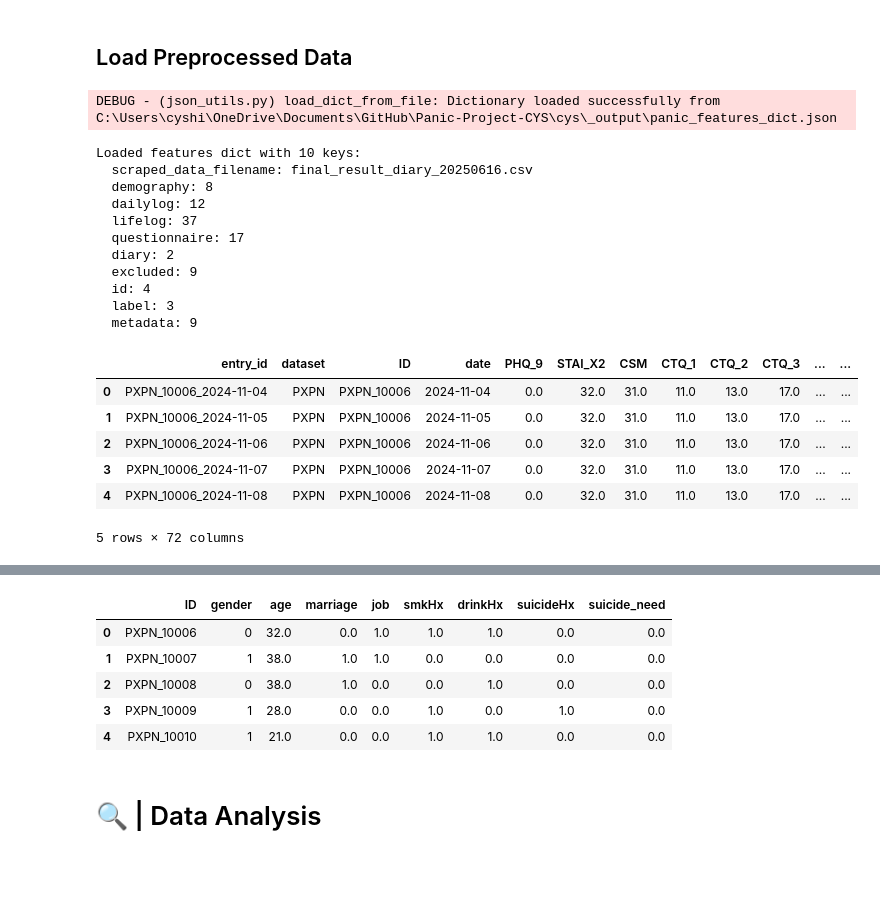
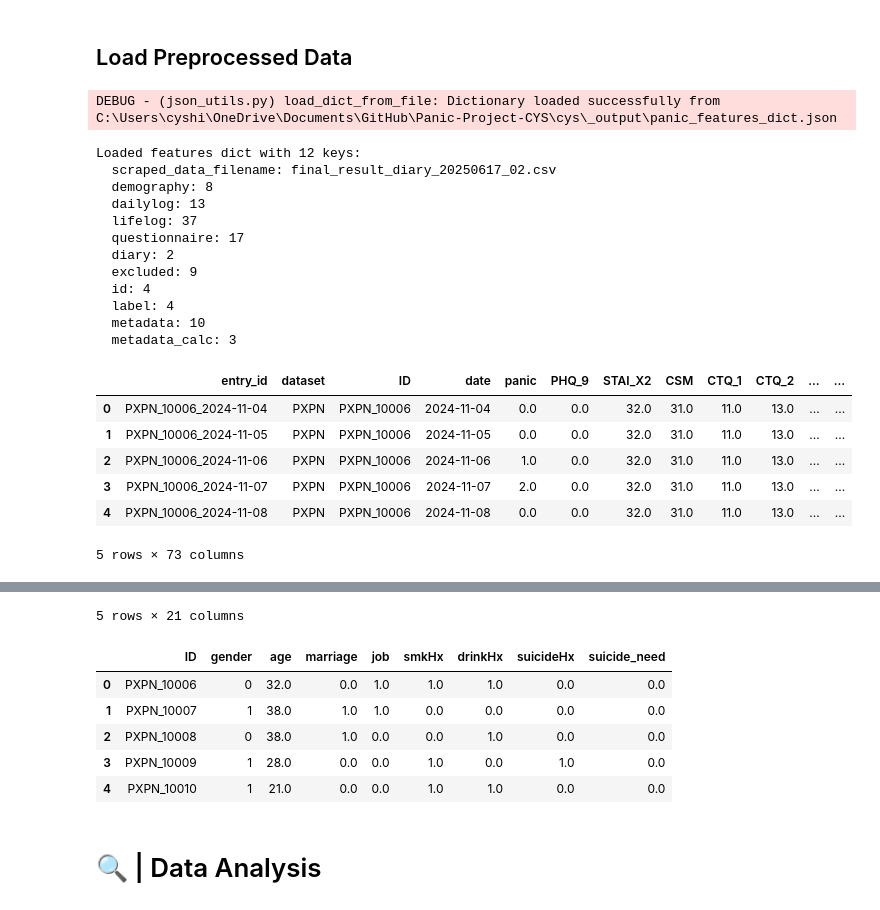
Before and after one commit to cyshin971/Panic-Project-DHLAB, a Jupyter notebook: cys/data_analysis.ipynb, the cells around one changed output, grey strips where cells are left out. Saved outputs shown, nothing was run; the diff lists cells and outputs as text; code cells hidden in the pictures; blank space fills up the shorter version.

```diff
--- a/cys/data_analysis.ipynb
+++ b/cys/data_analysis.ipynb
@@ -37,44 +39,47 @@ OUTPUT_PATH = "./cys/_output"
 # %%
 try:
 	features_dict = load_dict_from_file(OUTPUT_PATH, 'panic_features_dict')
 except FileNotFoundError:
     raise FileNotFoundError(f"File not found: {get_file_path(OUTPUT_PATH, 'panic_features_dict')}. Please run data_analysis.ipynb first.")
 print(f"Loaded features dict with {len(features_dict)} keys:")
 scraped_data_filename = None
 for k, v in features_dict.items():
     if k == 'scraped_data_filename':
         print(f"  {k}: {v}.csv")
         scraped_data_filename = v
+    elif k == 'preproc_version':
+        preproc_version = v
     else:
         print(f"  {k}: {len(v)}")
 
 if scraped_data_filename is None:
 	raise ValueError("scraped_data_filename not found in features_dict")
 
-pre_data = read_csv(get_file_path(OUTPUT_PATH, f'panic_pre_data({scraped_data_filename}).csv'))
+pre_data = read_csv(get_file_path(OUTPUT_PATH, f'panic_pre_data_{preproc_version}({scraped_data_filename}).csv'))
 display(pre_data.head(5))
-metadata = read_csv(get_file_path(OUTPUT_PATH, f'panic_metadata({scraped_data_filename}).csv'))
+metadata = read_csv(get_file_path(OUTPUT_PATH, f'panic_metadata_{preproc_version}({scraped_data_filename}).csv'))
 display(metadata.head(5))
-demography_data = read_csv(get_file_path(OUTPUT_PATH, f'panic_demography_data({scraped_data_filename}).csv'))
+demography_data = read_csv(get_file_path(OUTPUT_PATH, f'panic_demography_data_{preproc_version}({scraped_data_filename}).csv'))
 display(demography_data.head(5))
 # %% [output]
 DEBUG - (json_utils.py) load_dict_from_file: Dictionary loaded successfully from C:\Users\cyshi\OneDrive\Documents\GitHub\Panic-Project-CYS\cys\_output\panic_features_dict.json
-Loaded features dict with 10 keys:
-  scraped_data_filename: final_result_diary_20250616.csv
+Loaded features dict with 12 keys:
+  scraped_data_filename: final_result_diary_20250617_02.csv
   demography: 8
-  dailylog: 12
+  dailylog: 13
   lifelog: 37
   questionnaire: 17
   diary: 2
   excluded: 9
   id: 4
-  label: 3
-  metadata: 9
+  label: 4
+  metadata: 10
+  metadata_calc: 3
-|  | entry_id | dataset | ID | date | PHQ_9 | STAI_X2 | CSM | CTQ_1 | CTQ_2 | CTQ_3 | ... | ... |
-| 0 | PXPN_10006_2024-11-04 | PXPN | PXPN_10006 | 2024-11-04 | 0.0 | 32.0 | 31.0 | 11.0 | 13.0 | 17.0 | ... | ... |
-| 1 | PXPN_10006_2024-11-05 | PXPN | PXPN_10006 | 2024-11-05 | 0.0 | 32.0 | 31.0 | 11.0 | 13.0 | 17.0 | ... | ... |
-| 2 | PXPN_10006_2024-11-06 | PXPN | PXPN_10006 | 2024-11-06 | 0.0 | 32.0 | 31.0 | 11.0 | 13.0 | 17.0 | ... | ... |
-| 3 | PXPN_10006_2024-11-07 | PXPN | PXPN_10006 | 2024-11-07 | 0.0 | 32.0 | 31.0 | 11.0 | 13.0 | 17.0 | ... | ... |
-| 4 | PXPN_10006_2024-11-08 | PXPN | PXPN_10006 | 2024-11-08 | 0.0 | 32.0 | 31.0 | 11.0 | 13.0 | 17.0 | ... | ... |
+|  | entry_id | dataset | ID | date | panic | PHQ_9 | STAI_X2 | CSM | CTQ_1 | CTQ_2 | ... | ... |
+| 0 | PXPN_10006_2024-11-04 | PXPN | PXPN_10006 | 2024-11-04 | 0.0 | 0.0 | 32.0 | 31.0 | 11.0 | 13.0 | ... | ... |
+| 1 | PXPN_10006_2024-11-05 | PXPN | PXPN_10006 | 2024-11-05 | 0.0 | 0.0 | 32.0 | 31.0 | 11.0 | 13.0 | ... | ... |
+| 2 | PXPN_10006_2024-11-06 | PXPN | PXPN_10006 | 2024-11-06 | 1.0 | 0.0 | 32.0 | 31.0 | 11.0 | 13.0 | ... | ... |
+| 3 | PXPN_10006_2024-11-07 | PXPN | PXPN_10006 | 2024-11-07 | 2.0 | 0.0 | 32.0 | 31.0 | 11.0 | 13.0 | ... | ... |
+| 4 | PXPN_10006_2024-11-08 | PXPN | PXPN_10006 | 2024-11-08 | 0.0 | 0.0 | 32.0 | 31.0 | 11.0 | 13.0 | ... | ... |
-5 rows × 72 columns
+5 rows × 73 columns
 |  | entry_id | ID | date | dataset | coffee | smoking | total_sleep | dailylog_data | lifelog_data | ... |
@@ -86,3 +91,4 @@ Loaded features dict with 10 keys:
+5 rows × 21 columns
 |  | ID | gender | age | marriage | job | smkHx | drinkHx | suicideHx | suicide_need |
 | 0 | PXPN_10006 | 0 | 32.0 | 0.0 | 1.0 | 1.0 | 1.0 | 0.0 | 0.0 |
 | 1 | PXPN_10007 | 1 | 38.0 | 1.0 | 1.0 | 0.0 | 0.0 | 0.0 | 0.0 |
```
Also changed, not shown: parts of 26 cells of this notebook, 1 other file.
